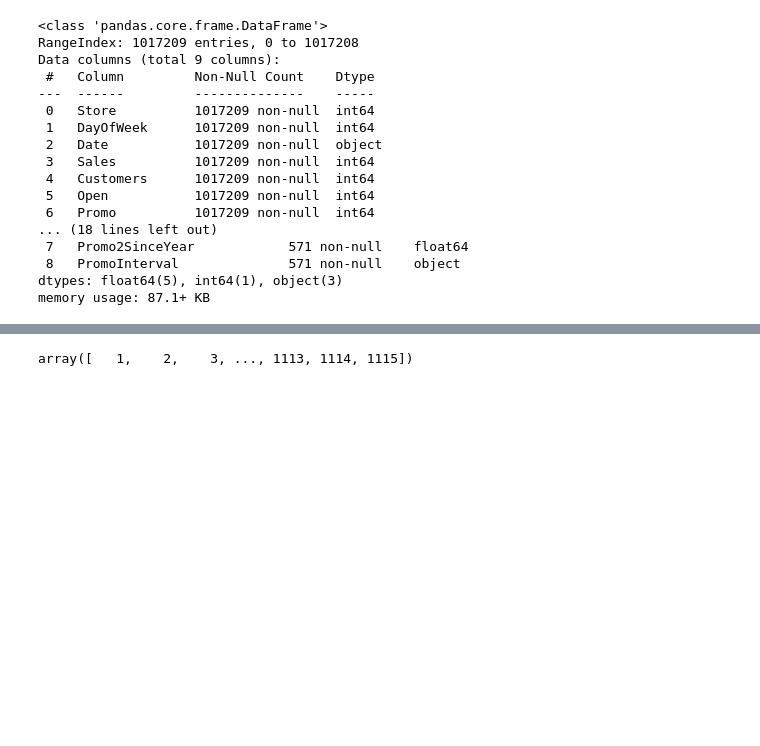
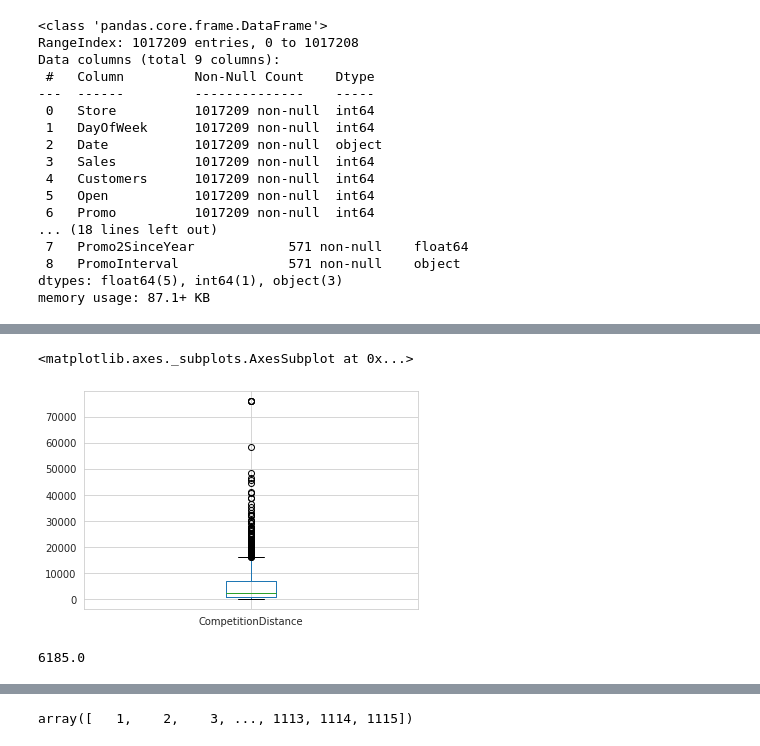
Before and after one commit to DeepakKumarSingh003/Rossmann-Sales-Prediction-, a Jupyter notebook: Rossmann_Sales_Prediction_Capstone_Project.ipynb, the cells around one changed output, grey strips where cells are left out. Cells and saved outputs as stored; diff of their text form; code cells hidden in the pictures; blank space fills up the shorter version.

```diff
--- a/Rossmann_Sales_Prediction_Capstone_Project.ipynb
+++ b/Rossmann_Sales_Prediction_Capstone_Project.ipynb
@@ -160,0 +265,6 @@ Name: SchoolHoliday, dtype: int64
+# %%
+
+df1.drop(['Promo2SinceWeek','Promo2SinceYear','PromoInterval'], axis='columns', inplace=True)
+df1['CompetitionDistance'] = df1['CompetitionDistance'].fillna(df1['CompetitionDistance'].max())
+df1['CompetitionOpenSinceMonth'] = df1['CompetitionOpenSinceMonth'].fillna(df1['CompetitionOpenSinceMonth'].mode().iloc[0])
+df1['CompetitionOpenSinceYear'] = df1['CompetitionOpenSinceYear'].fillna(df1['CompetitionOpenSinceYear'].mode().iloc[0])
@@ -160,0 +299,14 @@ Name: SchoolHoliday, dtype: int64
+# %%
+df1.boxplot(["CompetitionDistance"])
+# df1.boxplot(["CompetitionOpenSinceMonth"])
+# df1.boxplot(["CompetitionOpenSinceYear"])
+# %% [output]
+<matplotlib.axes._subplots.AxesSubplot at 0x...>
+[figure, added]
+# %%
+Q1 = df1["CompetitionDistance"].quantile(0.25)
+Q3 = df1["CompetitionDistance"].quantile(0.75)
+IQR = Q3 - Q1
+print(IQR)
+# %% [output]
+6185.0
```
Also changed, not shown: parts of 119 cells of this notebook.
